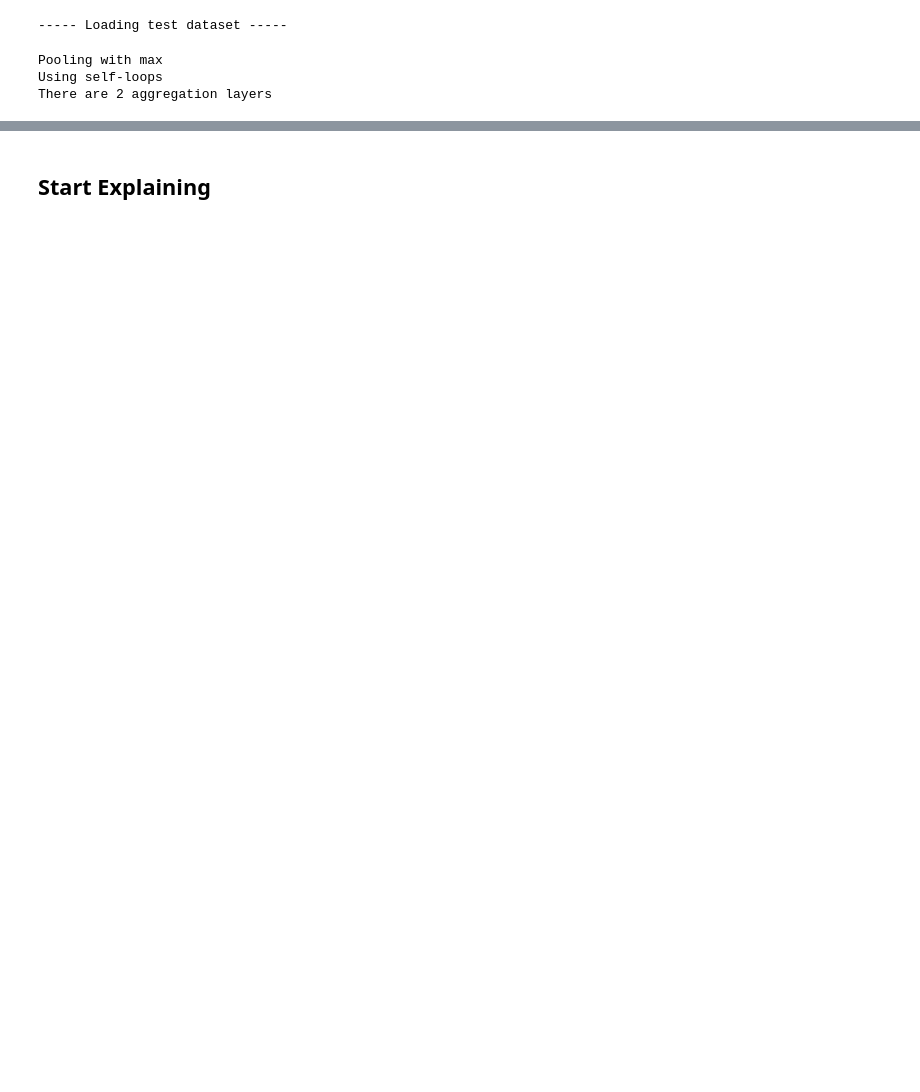
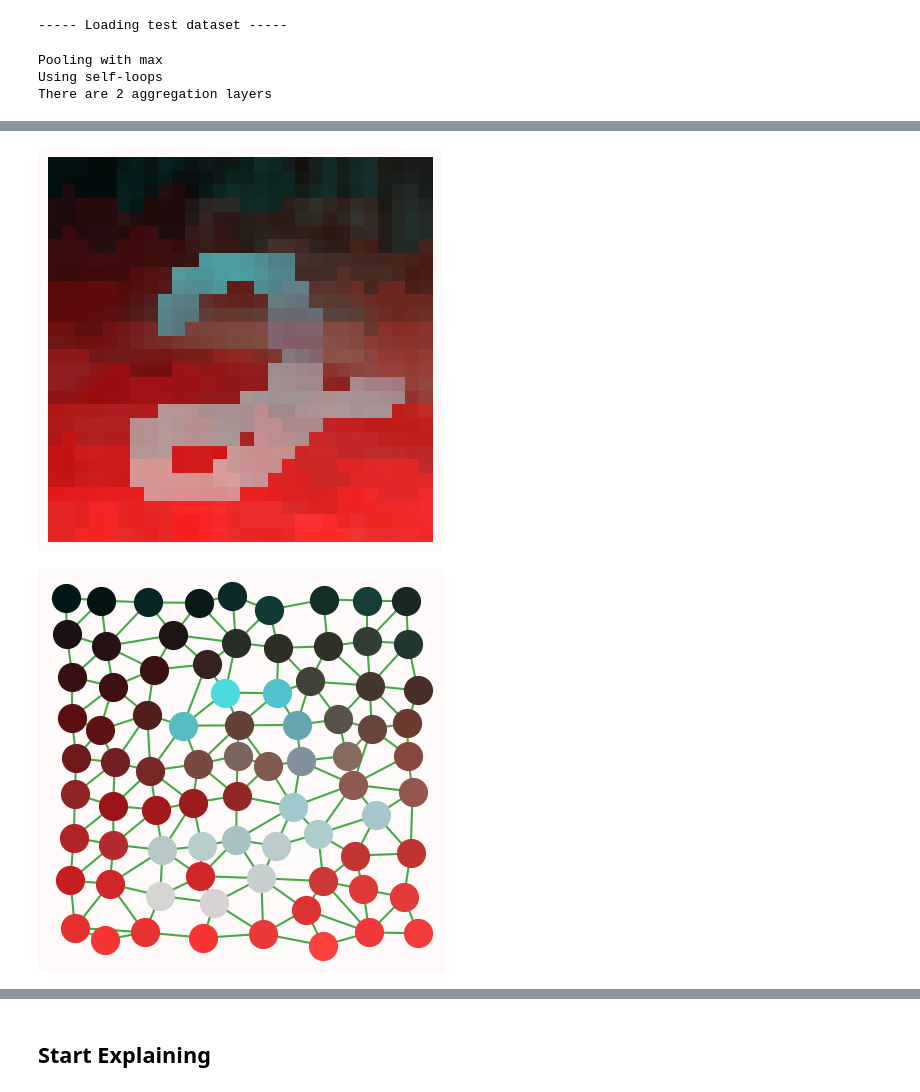
Before and after one commit to DragonChen-TW/SPGIE_thesis, a Jupyter notebook: explainer/explain_mnistm.ipynb, the cells around one changed output, grey strips where cells are left out. Saved outputs shown, nothing was run; the diff lists cells and outputs as text; code cells hidden in the pictures; blank space fills up the shorter version.

```diff
--- a/explainer/explain_mnistm.ipynb
+++ b/explainer/explain_mnistm.ipynb
@@ -138,3 +140,28 @@ plt.show()
+# %%
+img_temp = img_ori.clone()
+
+graph_size = img_sp.x.shape[0]
+
+for node_idx in range(graph_size):
+    m = node2map[node_idx]
+    img_temp[:, m] = img_temp[:, m] * 0.7
+    img_temp[0, m] = node_idx / graph_size
+
+draw_utils.show_original(img_temp)
+
+x_temp = img_sp.x.clone()
+for node_idx in range(graph_size):
+    x_temp[node_idx, 2] = node_idx / graph_size * 255
+
+# superpixel version
+draw_utils.draw_superpixel_from_graph(
+    img_sp.pos, x_temp[:, 2:],
+    img_sp.edge_index,
+)
+plt.show()
+# %% [output]
+[figure, added]
+[figure, added]
 # %%
 img_sp.batch = torch.zeros(img_sp.x.shape[0]).long()
 img_sp = img_sp.to(device)
```
Also changed, not shown: parts of 15 cells of this notebook, 6 other files.
